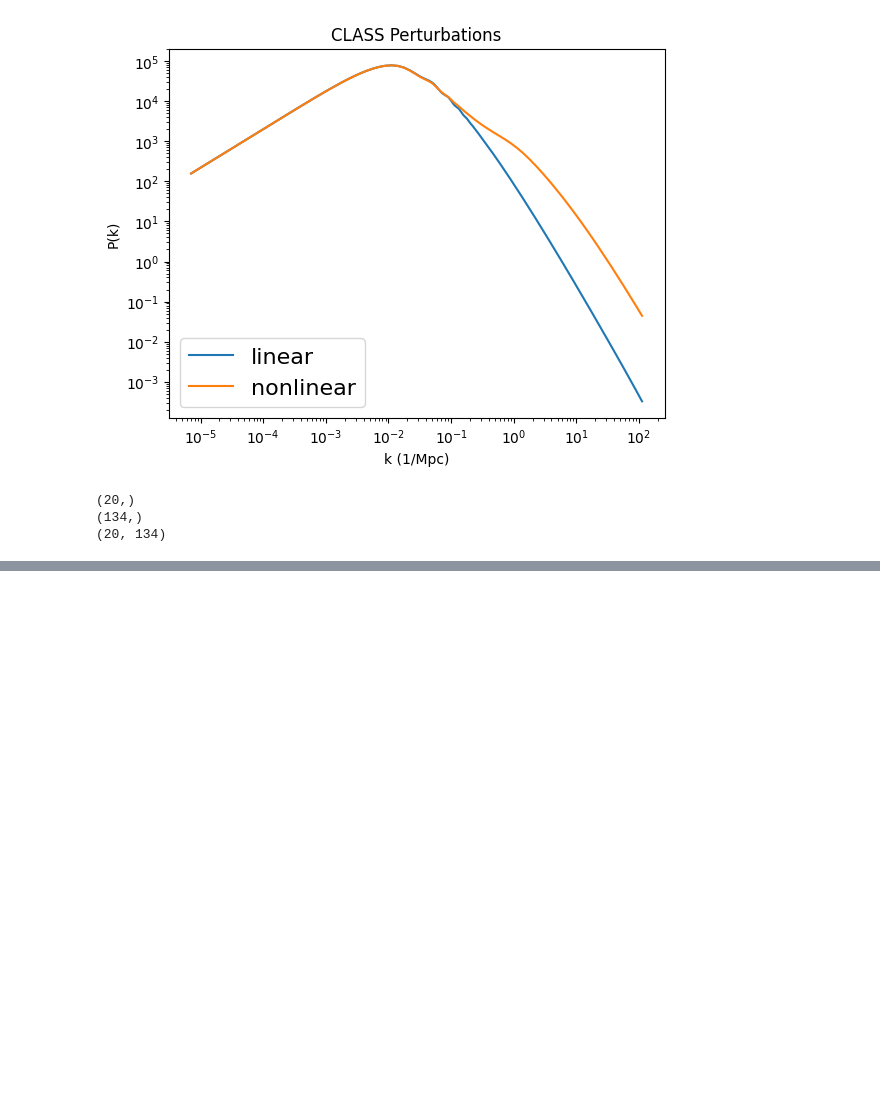
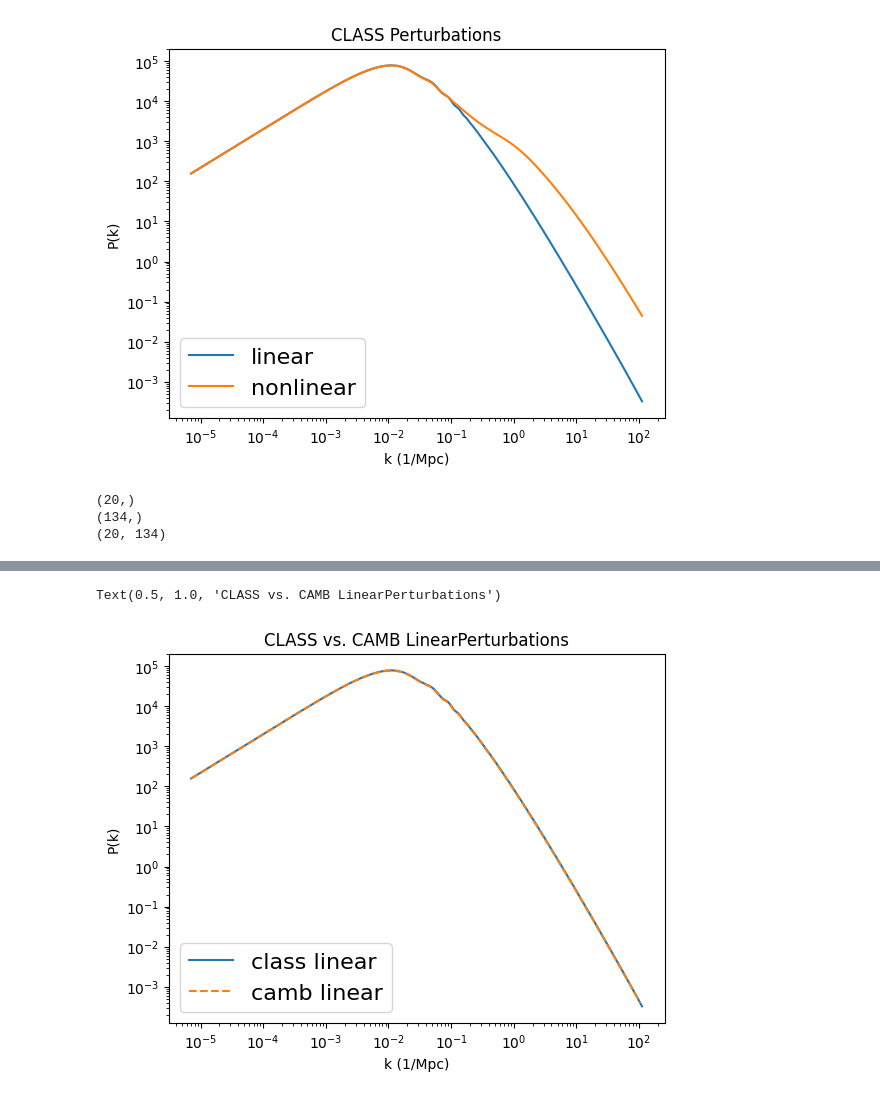
Before and after one commit to cloe-org/cloelib, a Jupyter notebook: notebooks/cosmology/cosmology_validation.ipynb, the cells around one changed output, grey strips where cells are left out. Saved outputs shown, nothing was run; the diff lists cells and outputs as text; code cells hidden in the pictures; blank space fills up the shorter version.

```diff
--- a/notebooks/cosmology/cosmology_validation.ipynb
+++ b/notebooks/cosmology/cosmology_validation.ipynb
@@ -136,3 +136,13 @@ Text(0.5, 1.0, 'CLASS vs. CAMB NonLinearPerturbations')
+# %%
+plt.loglog(class_linear.k, linear_pk_class[0, :], label= 'class linear')
+plt.loglog(camb_linear.k, linear_pk_camb[0, :], ls='--', label= 'camb linear')
+plt.xlabel('k (1/Mpc)')
+plt.ylabel('P(k)')
+plt.legend(fontsize = 16)
+plt.title("CLASS vs. CAMB LinearPerturbations")
+# %% [output]
+Text(0.5, 1.0, 'CLASS vs. CAMB LinearPerturbations')
+[figure, added]
 # %%
 #calculate results for these parameters
 plt.plot(z, camb_linear.growth_rate(), label = 'f(z)')
```
Also changed, not shown: parts of 4 cells of this notebook.
